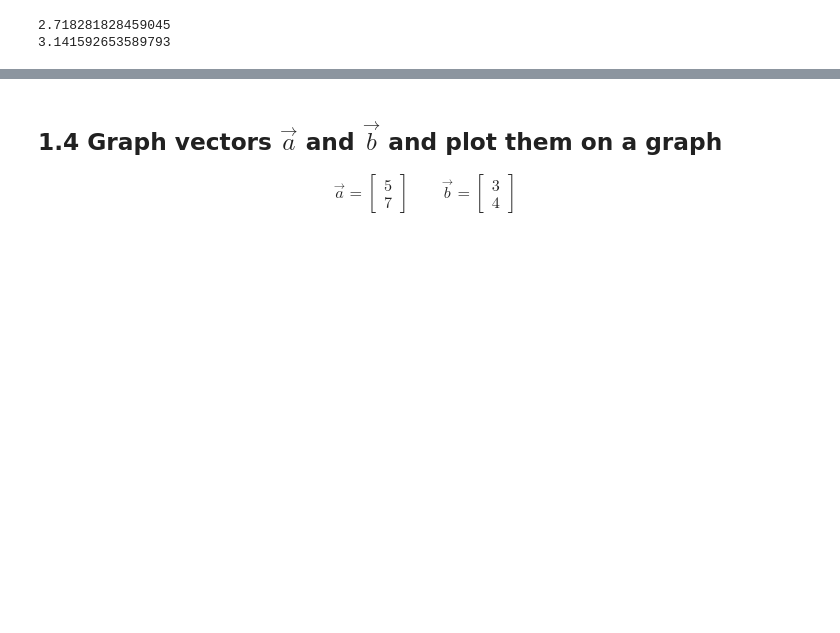
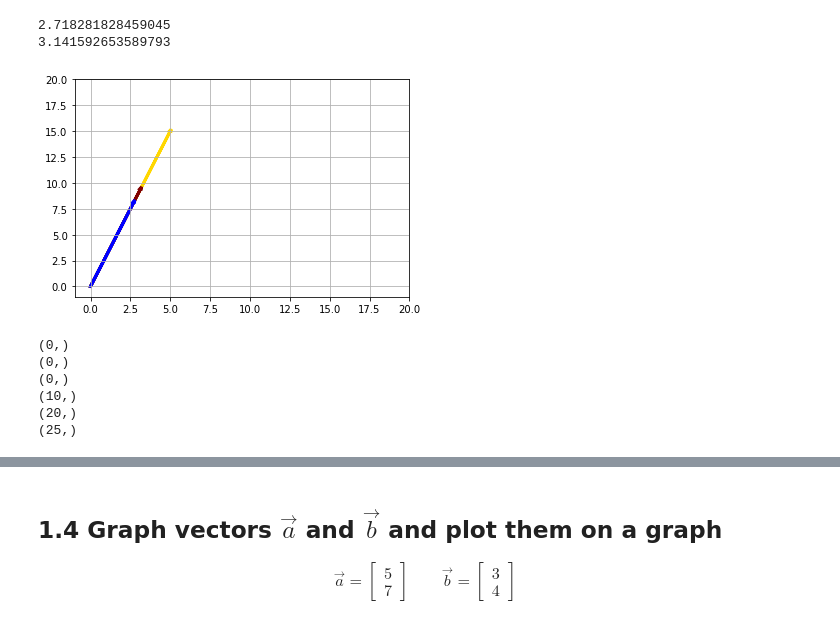
Before and after one commit to jordantcarlisle/DS-Unit-1-Sprint-3-Linear-Algebra, a Jupyter notebook: module1-vectors-and-matrices/LS_DS_131_Vectors_and_Matrices_Assignment.ipynb, the cells around one changed output, grey strips where cells are left out. Drawn from its saved outputs; the diff is of its cells as text; code cells hidden in the pictures; blank space fills up the shorter version.

```diff
--- a/module1-vectors-and-matrices/LS_DS_131_Vectors_and_Matrices_Assignment.ipynb
+++ b/module1-vectors-and-matrices/LS_DS_131_Vectors_and_Matrices_Assignment.ipynb
@@ -26,3 +69,52 @@ print(pi)
 # %% [output]
 2.718281828459045
 3.141592653589793
+# %%
+a_5 = a * 5
+a_pi = a * pi
+a_e = a * e
+
+vector_5 = vector * 5
+vector_pi = vector * pi
+vector_e = vector * e
+# %%
+fig, ax = plt.subplots()
+ax.grid()
+plt.xlim(-1,20)
+plt.ylim(-1,20)
+
+plt.arrow(0,0,
+          a_5[0],
+          a_5[1],
+          head_width=.09,
+          head_length = .2,
+          linewidth=3,
+          color='gold')
+plt.arrow(0,0,
+          a_pi[0],
+          a_pi[1],
+          head_width=.09,
+          head_length = .2,
+          linewidth=3,
+          color='maroon')
+plt.arrow(0,0,
+          a_e[0],
+          a_e[1],
+          head_width=.09,
+          head_length = .2,
+          linewidth=3,
+          color='blue')
+plt.show()
+# %% [output]
+[figure, added]
+# %%
+X, Y, Z, U, V, W = zip(*vector_5)
+for letter in [X, Y, Z, U, V, W]:
+    print(letter)
+# %% [output]
+(0,)
+(0,)
+(0,)
+(10,)
+(20,)
+(25,)
```
Also changed, not shown: parts of 37 cells of this notebook.
